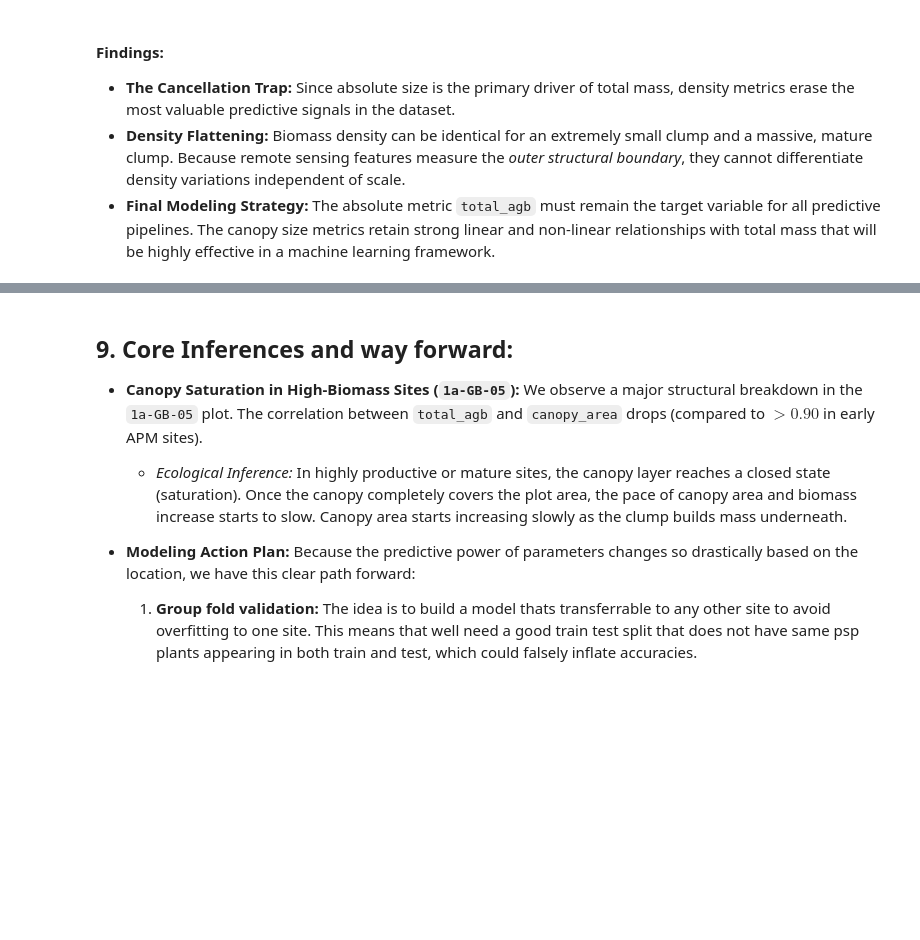
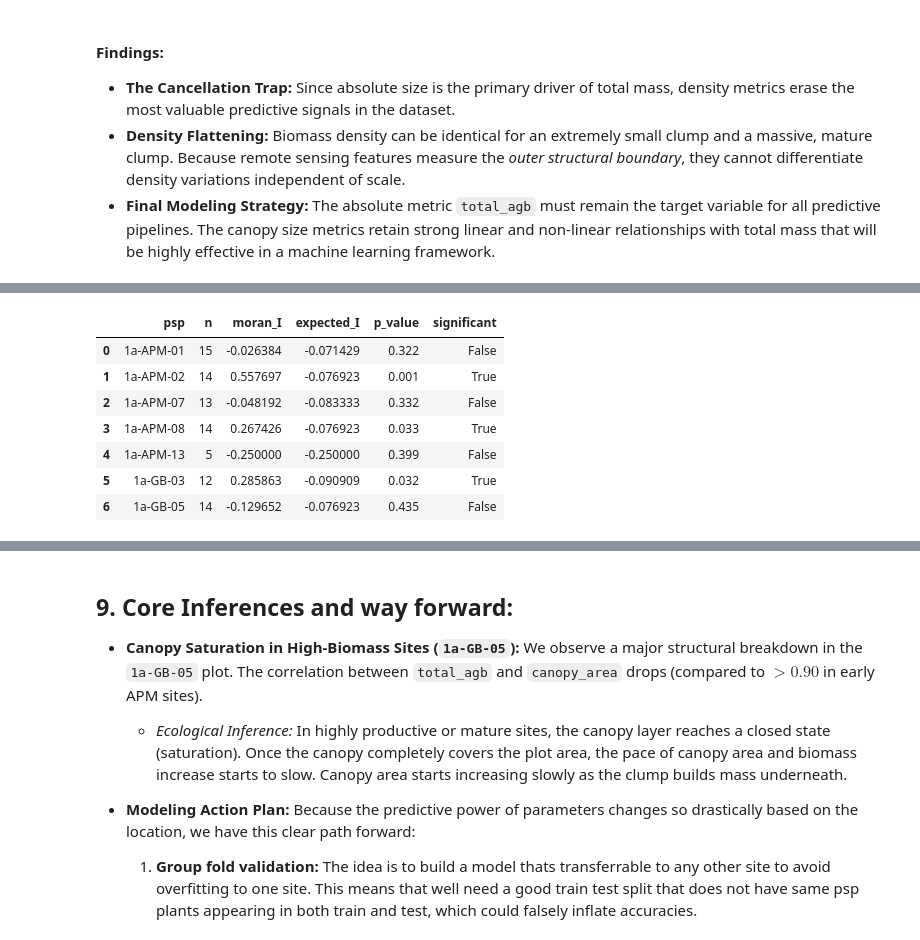
Before and after one commit to acreinsightsltd-terp/ECOPLANET-BIOMASS-MODELLING, a Jupyter notebook: 04_SCRIPTS/EDA/exploratory_data_analysis.ipynb, the cells around one changed output, grey strips where cells are left out. Saved outputs shown, nothing was run; the diff lists cells and outputs as text; code cells hidden in the pictures; blank space fills up the shorter version.

```diff
--- a/04_SCRIPTS/EDA/exploratory_data_analysis.ipynb
+++ b/04_SCRIPTS/EDA/exploratory_data_analysis.ipynb
@@ -956,0 +992,53 @@ Name: total_culms, dtype: float64
+# %%
+psp_results = []
+
+for psp, group in spatial_df.groupby("psp"):
+
+    group = group.dropna(
+        subset=["total_agb", "geometry"]
+    ).copy()
+
+    # Need enough observations to construct meaningful neighbours
+    if len(group) < 6:
+        continue
+
+    coords = np.column_stack([
+        group.geometry.centroid.x,
+        group.geometry.centroid.y
+    ])
+
+    k = min(4, len(group) - 1)
+
+    weights = KNN.from_array(
+        coords,
+        k=k
+    )
+
+    weights.transform = "R"
+
+    moran = Moran(
+        group["total_agb"].to_numpy(),
+        weights
+    )
+
+    psp_results.append({
+        "psp": psp,
+        "n": len(group),
+        "moran_I": moran.I,
+        "expected_I": moran.EI,
+        "p_value": moran.p_sim,
+        "significant": moran.p_sim < 0.05
+    })
+
+psp_moran = pd.DataFrame(psp_results)
+
+psp_moran
+# %% [output]
+|  | psp | n | moran_I | expected_I | p_value | significant |
+| 0 | 1a-APM-01 | 15 | -0.026384 | -0.071429 | 0.322 | False |
+| 1 | 1a-APM-02 | 14 | 0.557697 | -0.076923 | 0.001 | True |
+| 2 | 1a-APM-07 | 13 | -0.048192 | -0.083333 | 0.332 | False |
+| 3 | 1a-APM-08 | 14 | 0.267426 | -0.076923 | 0.033 | True |
+| 4 | 1a-APM-13 | 5 | -0.250000 | -0.250000 | 0.399 | False |
+| 5 | 1a-GB-03 | 12 | 0.285863 | -0.090909 | 0.032 | True |
+| 6 | 1a-GB-05 | 14 | -0.129652 | -0.076923 | 0.435 | False |
```
Also changed, not shown: parts of 9 cells of this notebook.
